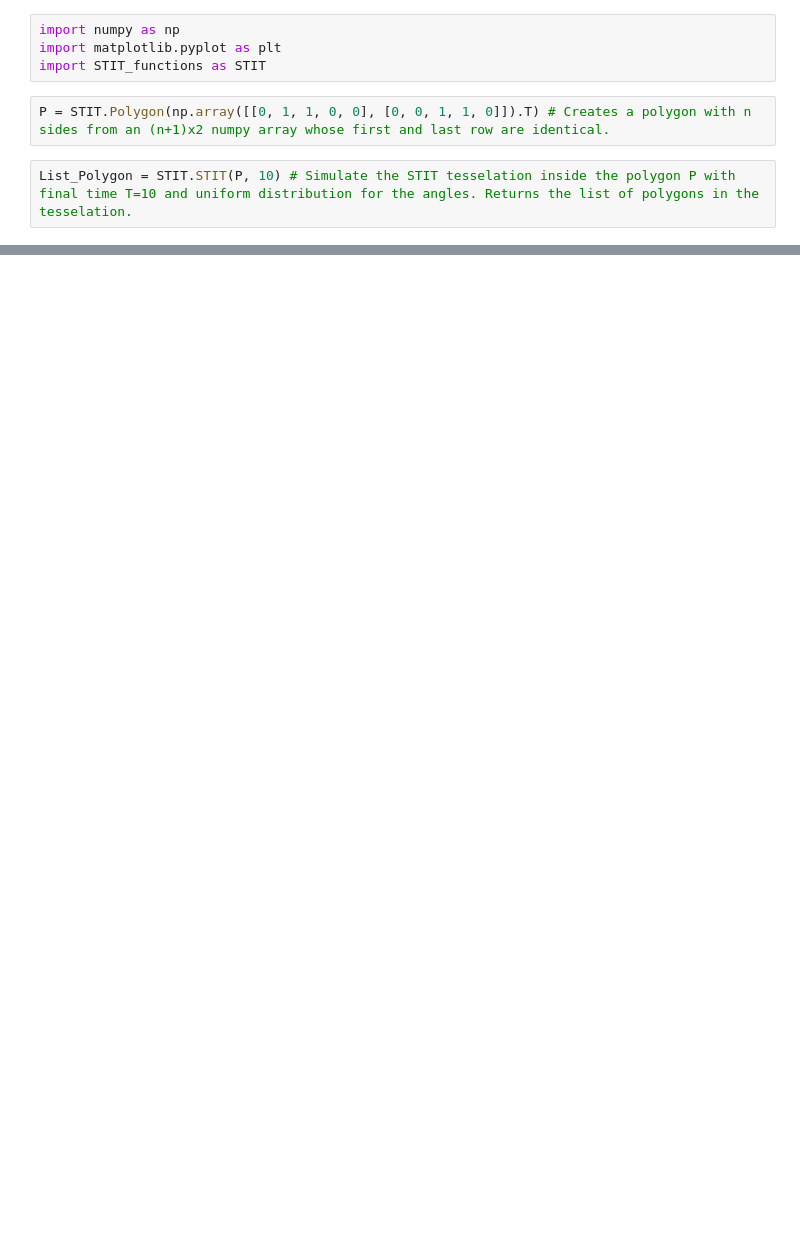
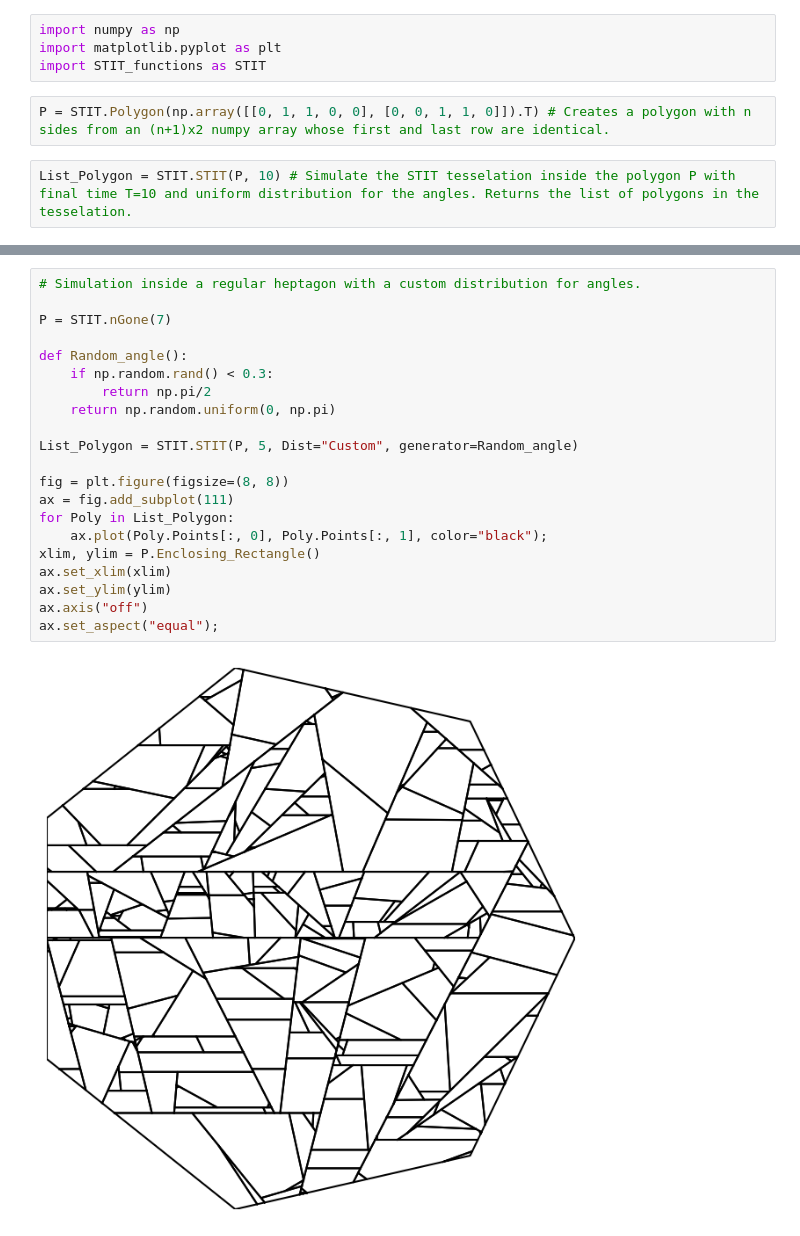
Before and after one commit to APoinas/STIT, a Jupyter notebook: Example of use.ipynb, the cells around one changed output, grey strips where cells are left out. Drawn from its saved outputs; the diff is of its cells as text; blank space fills up the shorter version.

Commit message:
Added support for custom distribution for angles and updated the readme

```diff
--- a/Example of use.ipynb
+++ b/Example of use.ipynb
@@ -68,0 +77,23 @@ ax.set_aspect("equal");
+# %%
+# Simulation inside a regular heptagon with a custom distribution for angles.
+
+P = STIT.nGone(7)
+
+def Random_angle():
+    if np.random.rand() < 0.3:
+        return np.pi/2
+    return np.random.uniform(0, np.pi)
+
+List_Polygon = STIT.STIT(P, 5, Dist="Custom", generator=Random_angle)
+
+fig = plt.figure(figsize=(8, 8))
+ax = fig.add_subplot(111)
+for Poly in List_Polygon:
+    ax.plot(Poly.Points[:, 0], Poly.Points[:, 1], color="black");
+xlim, ylim = P.Enclosing_Rectangle()
+ax.set_xlim(xlim)
+ax.set_ylim(ylim)
+ax.axis("off")
+ax.set_aspect("equal");
+# %% [output]
+[figure, added]
```
Also changed, not shown: parts of 4 cells of this notebook, 6 other files.
